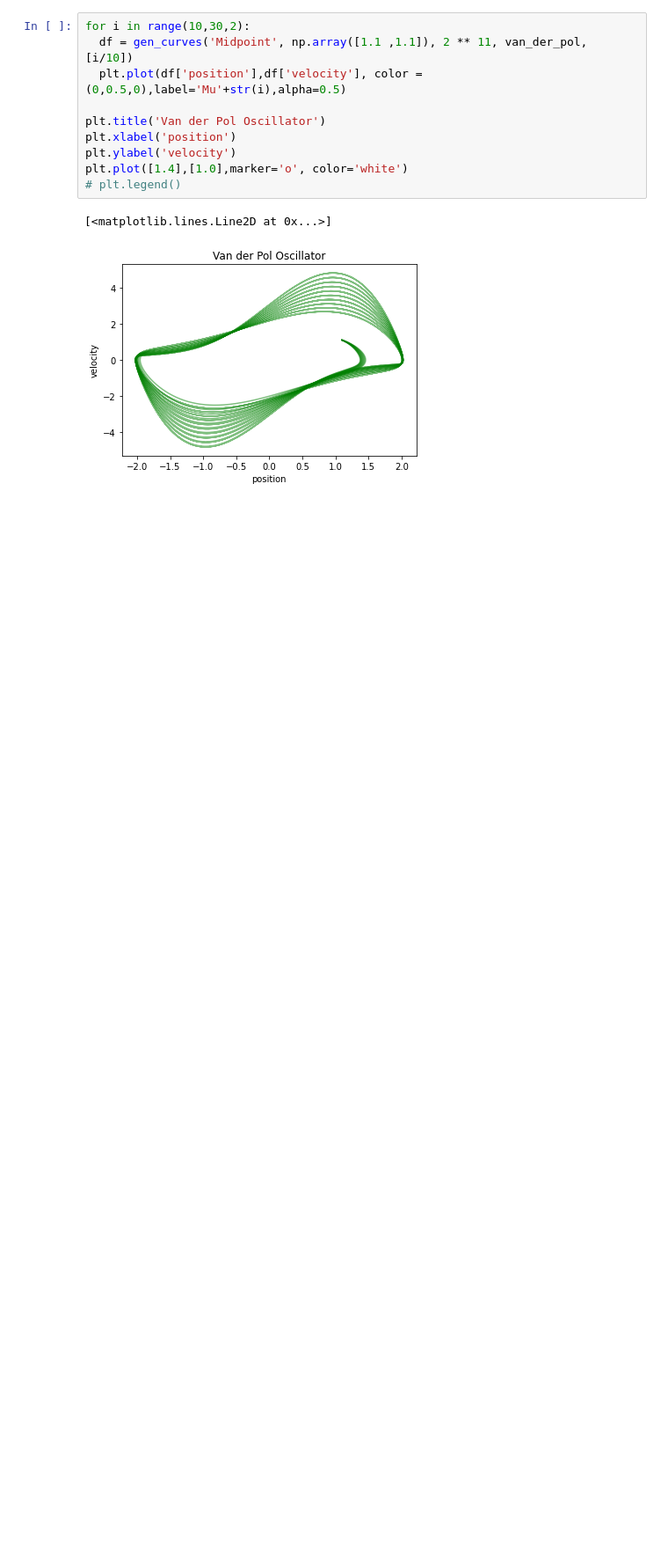
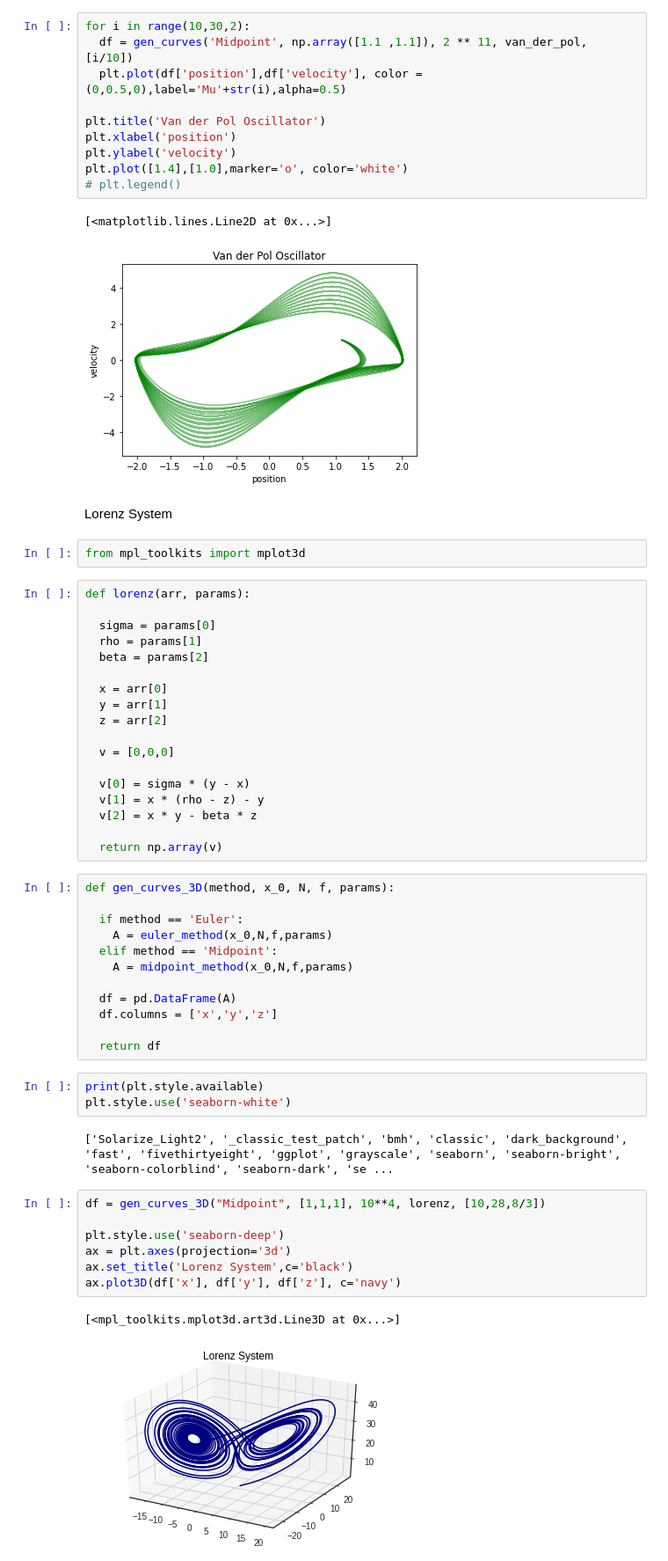
Before and after one commit to andreaspzeniou/Differential-equations, a Jupyter notebook: Ordinary_Differential_Equations.ipynb, the cells around one changed output. Shown at 88% size. Cells and saved outputs as stored; diff of their text form; blank space fills up the shorter version.

Commit message:
Lorenz System

```diff
--- a/Ordinary_Differential_Equations.ipynb
+++ b/Ordinary_Differential_Equations.ipynb
@@ -353,3 +353,52 @@ plt.plot([1.4],[1.0],marker='o', color='white')
 # %% [output]
 [<matplotlib.lines.Line2D at 0x...>]
 [figure]
+# %% [markdown]
+Lorenz System
+# %%
+from mpl_toolkits import mplot3d
+# %%
+def lorenz(arr, params):
+
+  sigma = params[0]
+  rho = params[1]
+  beta = params[2]
+
+  x = arr[0]
+  y = arr[1]
+  z = arr[2]
+
+  v = [0,0,0]
+
+  v[0] = sigma * (y - x)
+  v[1] = x * (rho - z) - y
+  v[2] = x * y - beta * z
+
+  return np.array(v)
+# %%
+def gen_curves_3D(method, x_0, N, f, params):
+
+  if method == 'Euler':
+    A = euler_method(x_0,N,f,params)
+  elif method == 'Midpoint':
+    A = midpoint_method(x_0,N,f,params)
+
+  df = pd.DataFrame(A)
+  df.columns = ['x','y','z']
+
+  return df
+# %%
+print(plt.style.available)
+plt.style.use('seaborn-white')
+# %% [output]
+['Solarize_Light2', '_classic_test_patch', 'bmh', 'classic', 'dark_background', 'fast', 'fivethirtyeight', 'ggplot', 'grayscale', 'seaborn', 'seaborn-bright', 'seaborn-colorblind', 'seaborn-dark', 'se ...
+# %%
+df = gen_curves_3D("Midpoint", [1,1,1], 10**4, lorenz, [10,28,8/3])
+
+plt.style.use('seaborn-deep')
+ax = plt.axes(projection='3d')
+ax.set_title('Lorenz System',c='black')
+ax.plot3D(df['x'], df['y'], df['z'], c='navy')
+# %% [output]
+[<mpl_toolkits.mplot3d.art3d.Line3D at 0x...>]
+[figure, added]
```
Also changed, not shown: parts of 6 cells of this notebook.
